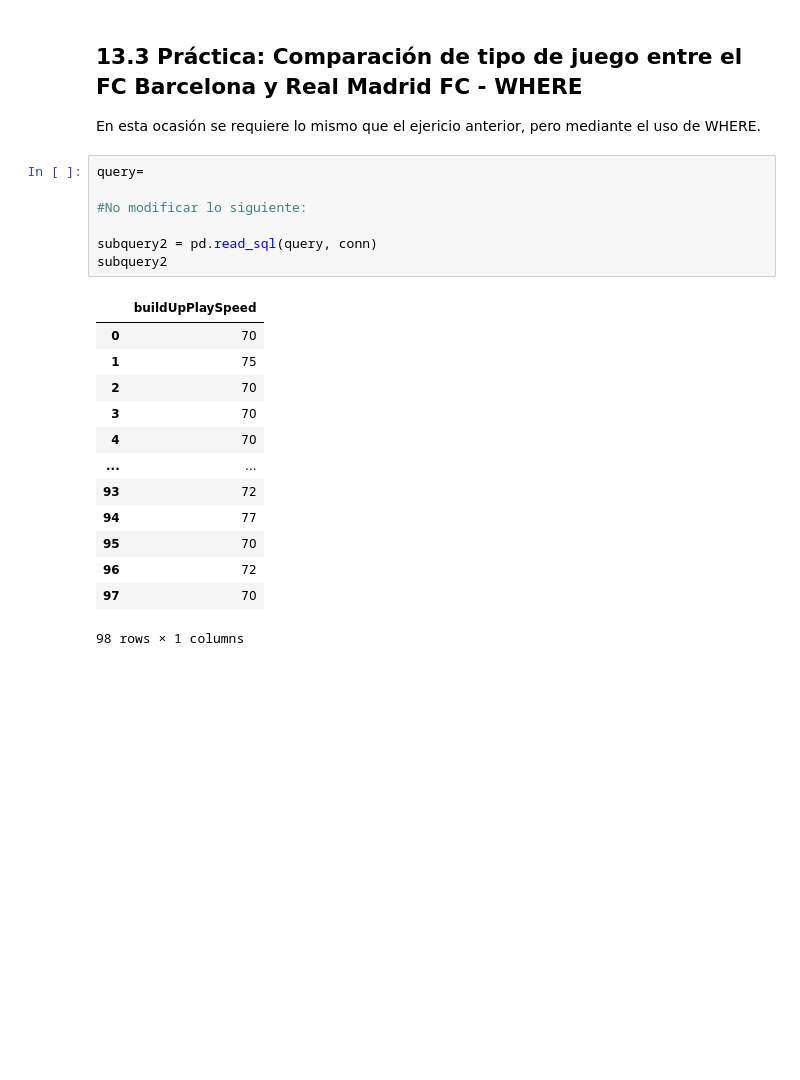
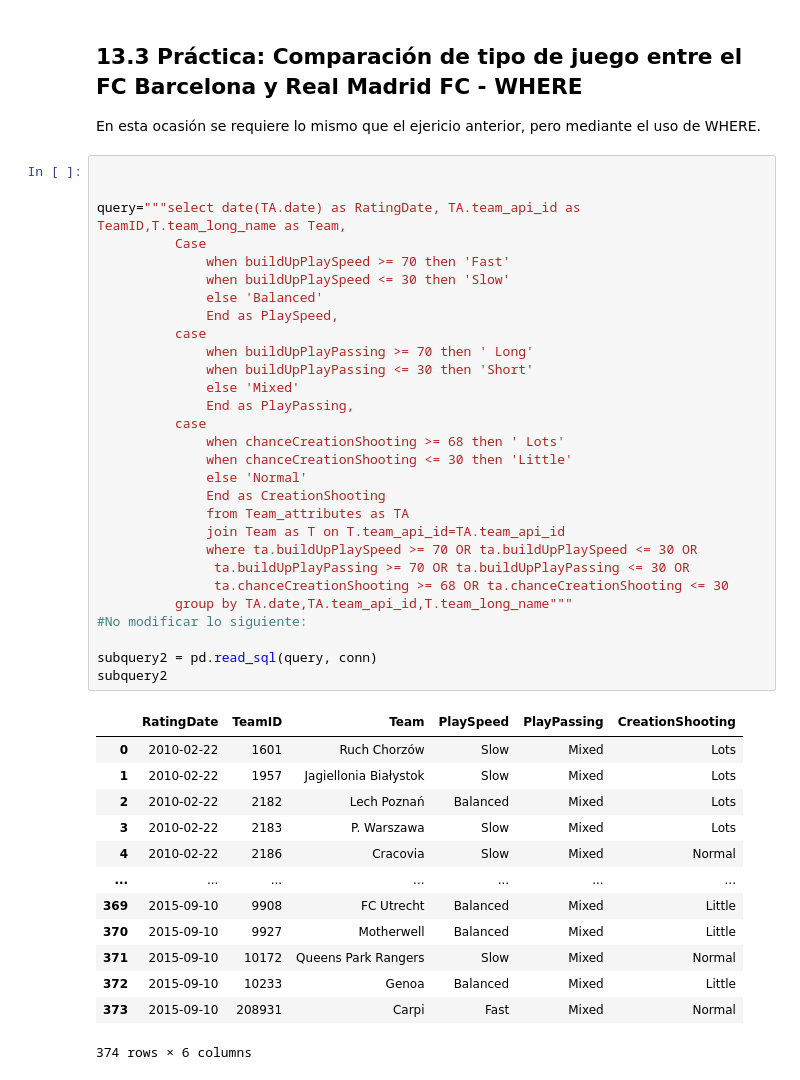
Before and after one commit to daisytatiana/Talent_Tech_Daisy_Casallas, a Jupyter notebook: Notebook_Dataset_Ligas_Europeas(SQL).ipynb, the cells around one changed output. Cells and saved outputs as stored; diff of their text form; blank space fills up the shorter version.

```diff
--- a/Notebook_Dataset_Ligas_Europeas(SQL).ipynb
+++ b/Notebook_Dataset_Ligas_Europeas(SQL).ipynb
@@ -1863,24 +1863,46 @@ subquery
 ## 13.3 Práctica: Comparación de tipo de juego entre el FC Barcelona y Real Madrid FC - WHERE
 
 En esta ocasión se requiere lo mismo que el ejericio anterior, pero mediante el uso de WHERE.
-# %%
-query=
-
-#No modificar lo siguiente:
-
-subquery2 = pd.read_sql(query, conn)
-subquery2
-# %% [output]
-|  | buildUpPlaySpeed |
-| 0 | 70 |
-| 1 | 75 |
-| 2 | 70 |
-| 3 | 70 |
-| 4 | 70 |
-| ... | ... |
-| 93 | 72 |
-| 94 | 77 |
-| 95 | 70 |
-| 96 | 72 |
-| 97 | 70 |
-98 rows × 1 columns
+# %%
+
+
+query="""select date(TA.date) as RatingDate, TA.team_api_id as TeamID,T.team_long_name as Team,
+          Case
+              when buildUpPlaySpeed >= 70 then 'Fast'
+              when buildUpPlaySpeed <= 30 then 'Slow'
+              else 'Balanced'
+              End as PlaySpeed,
+          case
+              when buildUpPlayPassing >= 70 then ' Long'
+              when buildUpPlayPassing <= 30 then 'Short'
+              else 'Mixed'
+              End as PlayPassing,
+          case
+              when chanceCreationShooting >= 68 then ' Lots'
+              when chanceCreationShooting <= 30 then 'Little'
+              else 'Normal'
+              End as CreationShooting
+              from Team_attributes as TA
+              join Team as T on T.team_api_id=TA.team_api_id
+              where ta.buildUpPlaySpeed >= 70 OR ta.buildUpPlaySpeed <= 30 OR
+               ta.buildUpPlayPassing >= 70 OR ta.buildUpPlayPassing <= 30 OR
+               ta.chanceCreationShooting >= 68 OR ta.chanceCreationShooting <= 30
+          group by TA.date,TA.team_api_id,T.team_long_name"""
+#No modificar lo siguiente:
+
+subquery2 = pd.read_sql(query, conn)
+subquery2
+# %% [output]
+|  | RatingDate | TeamID | Team | PlaySpeed | PlayPassing | CreationShooting |
+| 0 | 2010-02-22 | 1601 | Ruch Chorzów | Slow | Mixed | Lots |
+| 1 | 2010-02-22 | 1957 | Jagiellonia Białystok | Slow | Mixed | Lots |
+| 2 | 2010-02-22 | 2182 | Lech Poznań | Balanced | Mixed | Lots |
+| 3 | 2010-02-22 | 2183 | P. Warszawa | Slow | Mixed | Lots |
+| 4 | 2010-02-22 | 2186 | Cracovia | Slow | Mixed | Normal |
+| ... | ... | ... | ... | ... | ... | ... |
+| 369 | 2015-09-10 | 9908 | FC Utrecht | Balanced | Mixed | Little |
+| 370 | 2015-09-10 | 9927 | Motherwell | Balanced | Mixed | Little |
+| 371 | 2015-09-10 | 10172 | Queens Park Rangers | Slow | Mixed | Normal |
+| 372 | 2015-09-10 | 10233 | Genoa | Balanced | Mixed | Little |
+| 373 | 2015-09-10 | 208931 | Carpi | Fast | Mixed | Normal |
+374 rows × 6 columns
```
